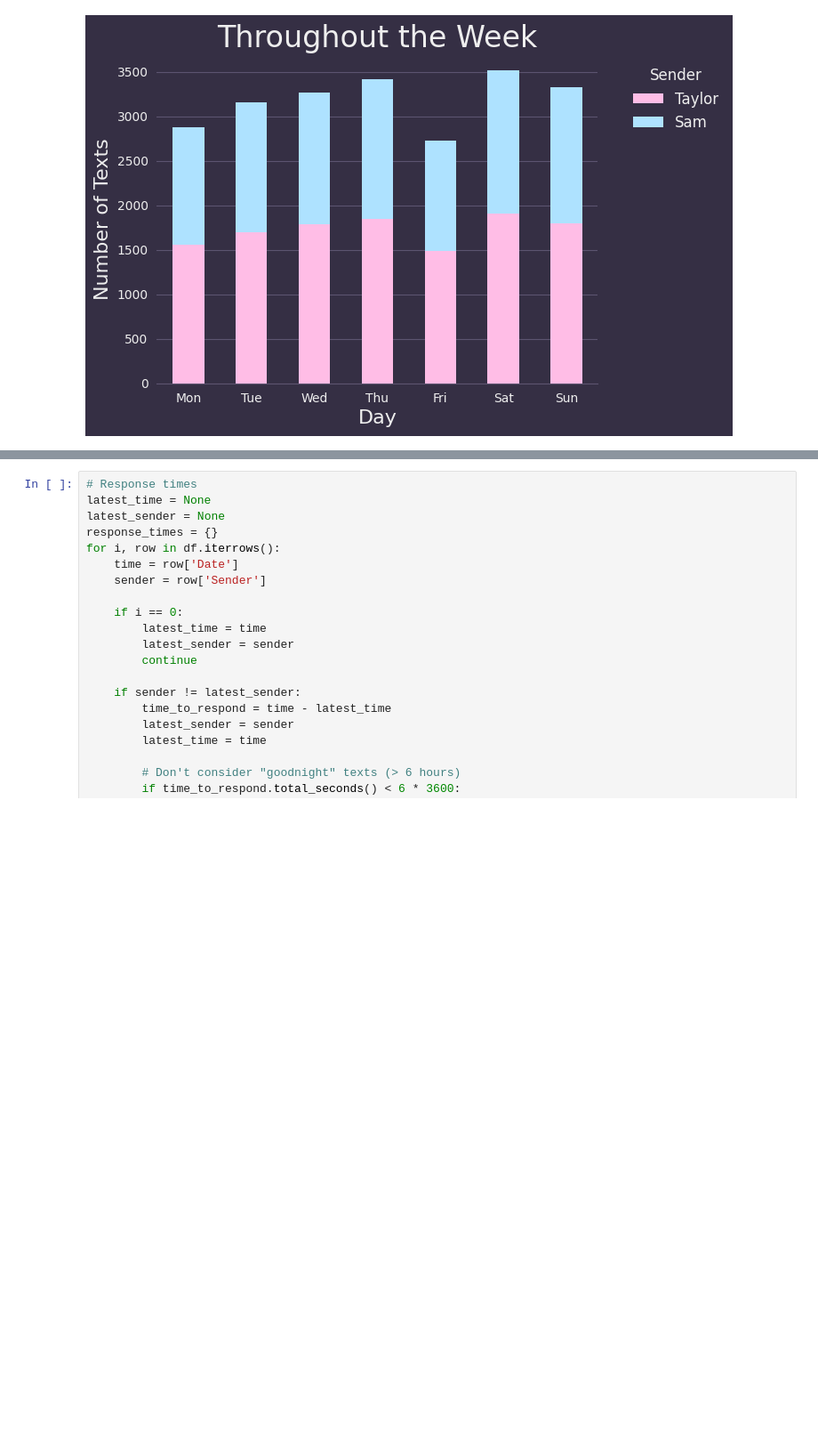
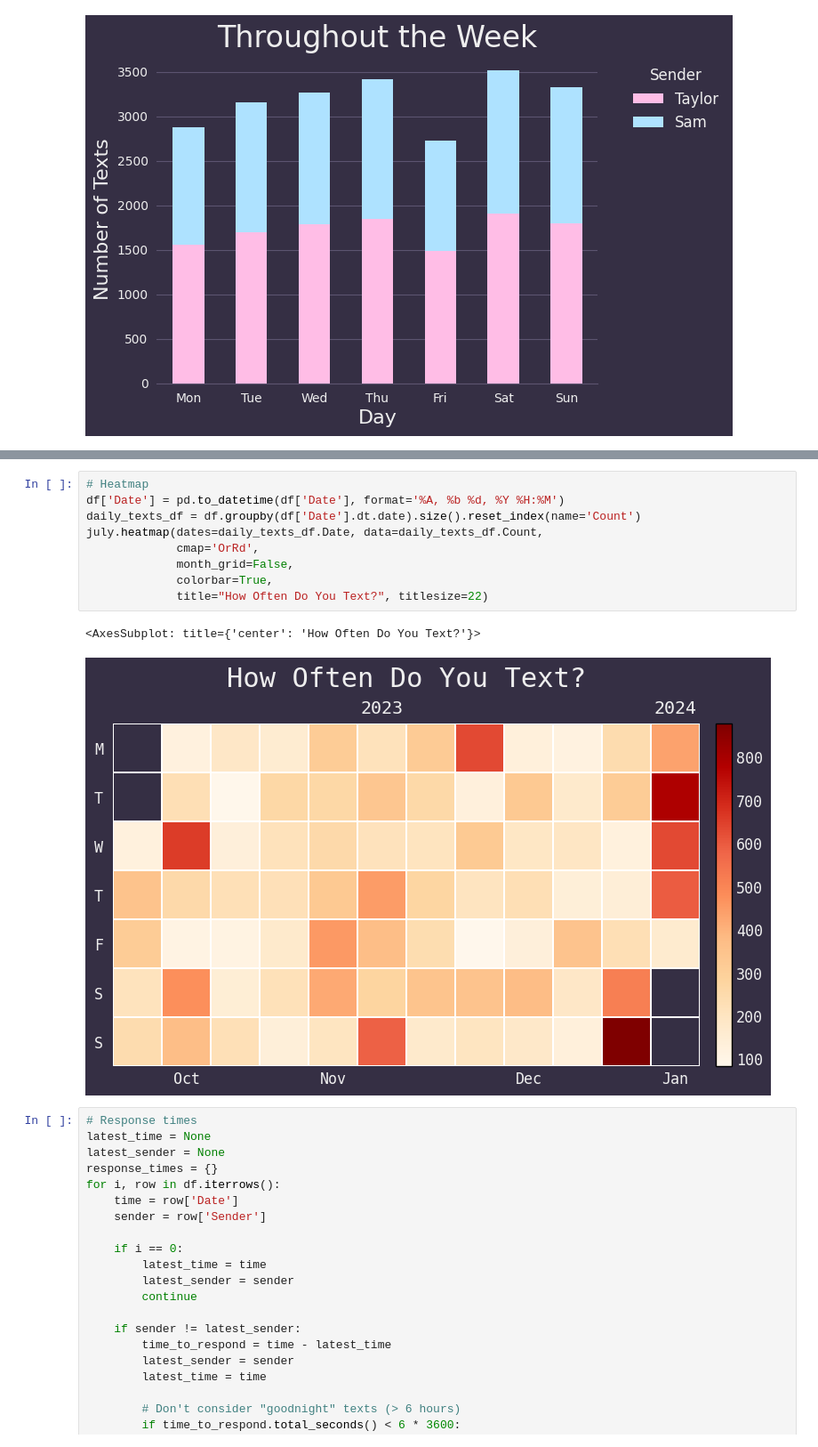
Before and after one commit to scs5/text-analytics, a Jupyter notebook: src/analysis.ipynb, the cells around one changed output, grey strips where cells are left out. Shown at 89% size. Saved outputs shown, nothing was run; the diff lists cells and outputs as text; blank space fills up the shorter version.

```diff
--- a/src/analysis.ipynb
+++ b/src/analysis.ipynb
@@ -240,6 +241,18 @@ plt.ylabel('Number of Texts', fontsize=16)
 plt.show()
 # %% [output]
 [figure]
+# %%
+# Heatmap
+df['Date'] = pd.to_datetime(df['Date'], format='%A, %b %d, %Y %H:%M')
+daily_texts_df = df.groupby(df['Date'].dt.date).size().reset_index(name='Count')
+july.heatmap(dates=daily_texts_df.Date, data=daily_texts_df.Count,
+             cmap='OrRd',
+             month_grid=False,
+             colorbar=True,
+             title="How Often Do You Text?", titlesize=22)
+# %% [output]
+<AxesSubplot: title={'center': 'How Often Do You Text?'}>
+[figure, added]
 # %%
 # Response times
 latest_time = None
```
Also changed, not shown: parts of 3 cells of this notebook.
